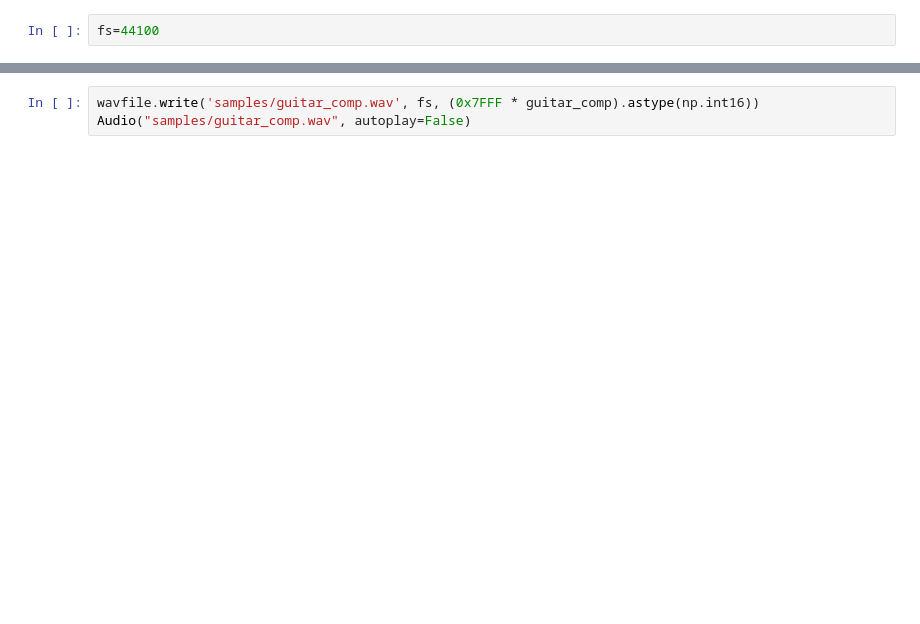
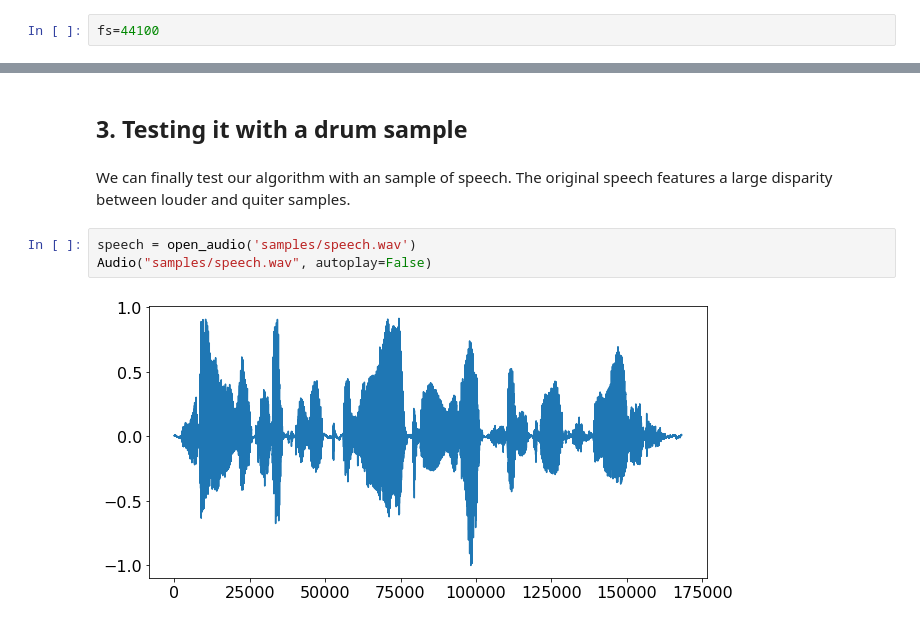
Before and after one commit to lucieperrotta/computersandmusic, a Jupyter notebook: Compressor.ipynb, the cells around one changed output, grey strips where cells are left out. Saved outputs shown, nothing was run; the diff lists cells and outputs as text; blank space fills up the shorter version.

```diff
--- a/Compressor.ipynb
+++ b/Compressor.ipynb
@@ -93,3 +185,9 @@ plt.plot(guitar_comp);
+# %% [markdown]
+## 3. Testing it with a drum sample
+# %% [markdown]
+We can finally test our algorithm with an sample of speech. The original speech features a large disparity between louder and quiter samples.
 # %%
-wavfile.write('samples/guitar_comp.wav', fs, (0x7FFF * guitar_comp).astype(np.int16))
-Audio("samples/guitar_comp.wav", autoplay=False)
+speech = open_audio('samples/speech.wav')
+Audio("samples/speech.wav", autoplay=False)
+# %% [output]
+[figure, added]
```
Also changed, not shown: parts of 26 cells of this notebook, 2 other files.
